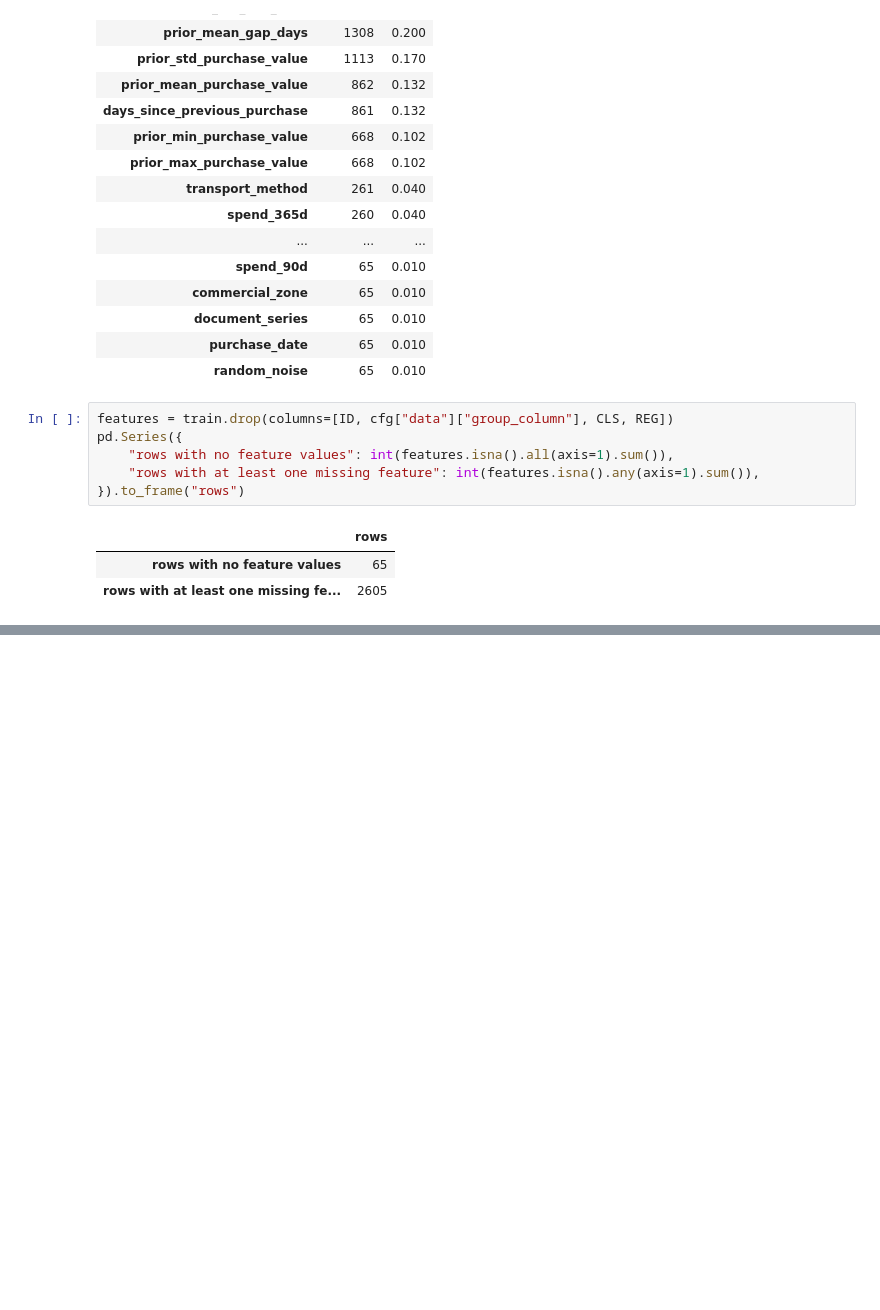
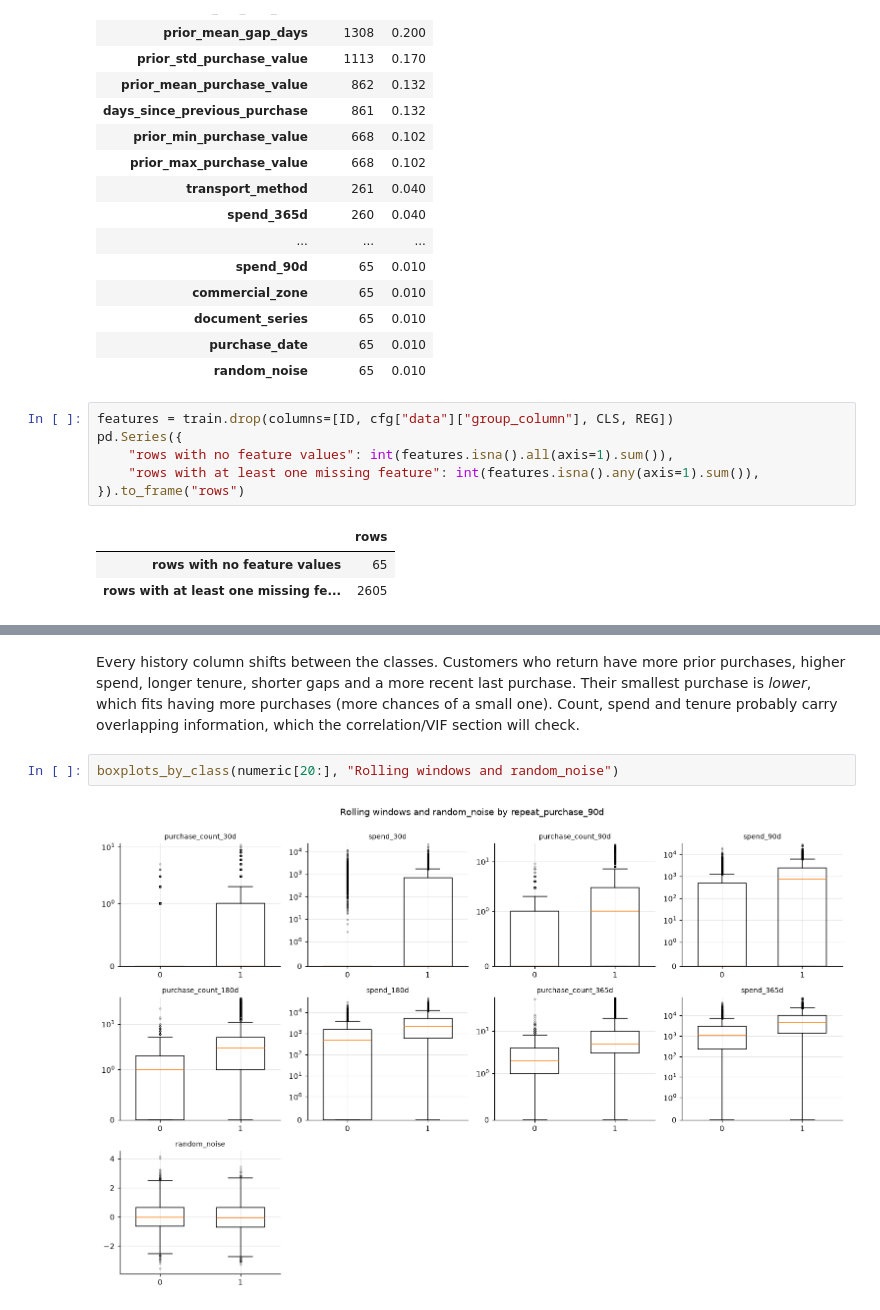
Before and after one commit to tiagocrz/ETAI-Project, a Jupyter notebook: notebooks/01_eda.ipynb, the cells around one changed output, grey strips where cells are left out. Cells and saved outputs as stored; diff of their text form; blank space fills up the shorter version.

```diff
--- a/notebooks/01_eda.ipynb
+++ b/notebooks/01_eda.ipynb
@@ -294,0 +975,9 @@ The missing values fall into a few groups:
+# %% [markdown]
+Every history column shifts between the classes. Customers who return have more prior purchases, higher spend,
+longer tenure, shorter gaps and a more recent last purchase. Their smallest purchase is *lower*, which fits having
+more purchases (more chances of a small one). Count, spend and tenure probably carry overlapping information,
+which the correlation/VIF section will check.
+# %%
+boxplots_by_class(numeric[20:], "Rolling windows and random_noise")
+# %% [output]
+[figure, added]
```
Also changed, not shown: parts of 76 cells of this notebook, 2 other files.
